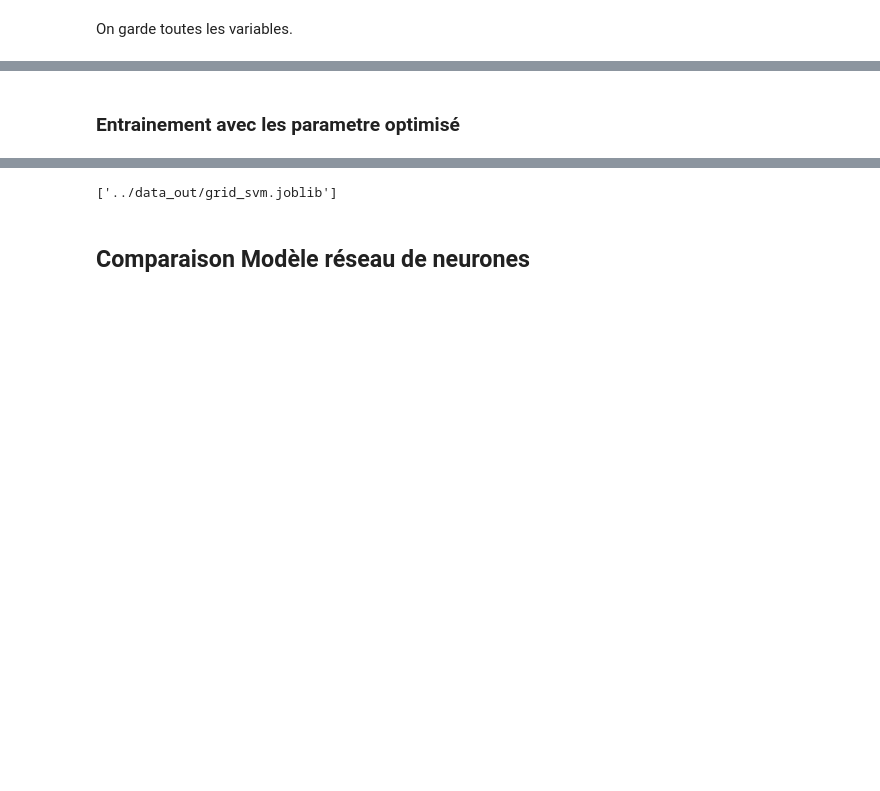
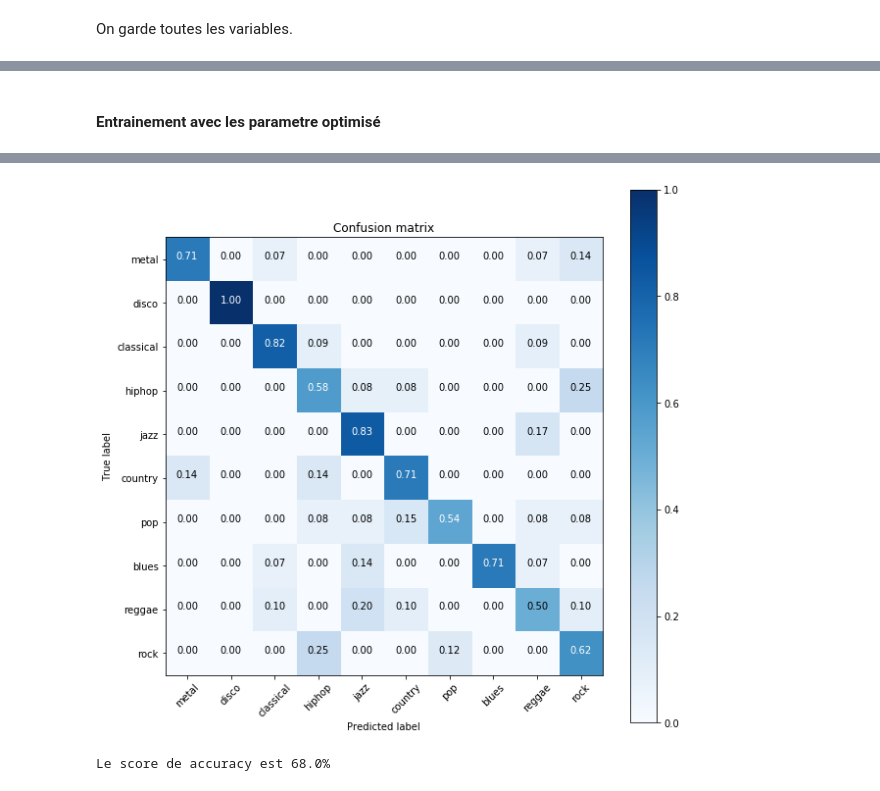
Before and after one commit to abdoulsn/music_gender_recognition, a Jupyter notebook: codes/music_genre.ipynb, the cells around one changed output, grey strips where cells are left out. Drawn from its saved outputs; the diff is of its cells as text; code cells hidden in the pictures; blank space fills up the shorter version.

```diff
--- a/codes/music_genre.ipynb
+++ b/codes/music_genre.ipynb
@@ -270,0 +389,11 @@ GridSearchCV(cv=5, estimator=SVC(), n_jobs=-1,
+# %%
+#Utilisons ici les params donnés par gridserchcv
+grid_svm = SVC(C=10, degree=1, gamma=.4, kernel='rbf', random_state=124) # , C=100, degree=3, gamma=1, kernel='poly'
+grid_svm.fit(X_train_scaled, y_train)
+y_predsvm = grid_svm.predict(X_test_scaled)
+
+# plot de la conf matrice
+cm = confusion_matrix(y_test, y_predsvm)
+classes = ['metal', 'disco', 'classical', 'hiphop', 'jazz', 'country', 'pop', 'blues', 'reggae', 'rock']
+plt.figure(figsize=(10,10))
+plot_confusion_matrix(cm, classes, normalize=True)
@@ -271,4 +417,20 @@ GridSearchCV(cv=5, estimator=SVC(), n_jobs=-1,
 # %%
+#intance du modele svc en svm
+SVC_M = SVC()
+#defiiton du dico des parametres pour l'optimisation
+parameters = {"gamma" : [0.001, 0.01, 0.1, 0.4, 1, 1.5, 5],
+              "kernel" : ['poly', 'rbf', 'linear'],
+              "degree" : [1, 2],
+              "C": [0.01, 0.1, 0.4, 1, 10, 20, 50, 100, 200]}
+
+
+scorer = make_scorer(mean_squared_error, greater_is_better=False)
+svm_grid = GridSearchCV(SVC_M, parameters, scoring=scorer, n_jobs=-1,cv=5, verbose=1)
+
+svm_grid.fit(X_train_scaled, y_train)
+
+print("\n Gridsearch à fini \n print des meilleurs parametres \n")
+
 #print le résultats de l'optimisation
 def display(results):
     print(f'Meilleurs parameters: {results.best_params_}')
@@ -279,5 +441,5 @@ def display(results):
     for mean,std,params in zip(mean_score,std_score,params):
         print(f'{round(mean,3)} + ou -{round(std,3)} pour le {params}')
 
-display(cv)
+display(svm_grid)
 # %% [output]
@@ -301,13 +470,13 @@ Meilleurs parameters: {'C': 10, 'degree': 1, 'gamma': 0.4, 'kernel': 'rbf'}
 # %% [markdown]
-### Entrainement avec les parametre optimisé
+#### Entrainement avec les parametre optimisé
 # %%
 #Utilisons ici les params donnés par gridserchcv
-grid_svm = SVC(C=10, degree=1, gamma=.4, kernel='rbf') # , C=100, degree=3, gamma=1, kernel='poly'
+grid_svm = SVC(C=10, degree=1, gamma=.4, kernel='rbf', random_state=124) # , C=100, degree=3, gamma=1, kernel='poly'
 grid_svm.fit(X_train_scaled, y_train)
-y_pred = grid_svm.predict(X_test_scaled)
+y_predsvm = grid_svm.predict(X_test_scaled)
 
 # plot de la conf matrice
-cm = confusion_matrix(y_test, y_pred)
+cm = confusion_matrix(y_test, y_predsvm)
 classes = ['metal', 'disco', 'classical', 'hiphop', 'jazz', 'country', 'pop', 'blues', 'reggae', 'rock']
 plt.figure(figsize=(10,10))
 plot_confusion_matrix(cm, classes, normalize=True)
@@ -317,7 +484,6 @@ plot_confusion_matrix(cm, classes, normalize=True)
+[figure, added]
 # %%
-from sklearn.metrics import accuracy_score
-print("Le score de accuracy est {}%".format(accuracy_score(y_test, y_pred)*100))
+dump(grid_svm, "../data_out/grid_svm.joblib")
+print("Le score de accuracy est {}%".format(accuracy_score(y_test, y_predsvm)*100))
 # %% [output]
-['../data_out/grid_svm.joblib']
+Le score de accuracy est 68.0%
-# %% [markdown]
-## Comparaison Modèle réseau de neurones
```
Also changed, not shown: parts of 28 cells of this notebook, 1 other file.
